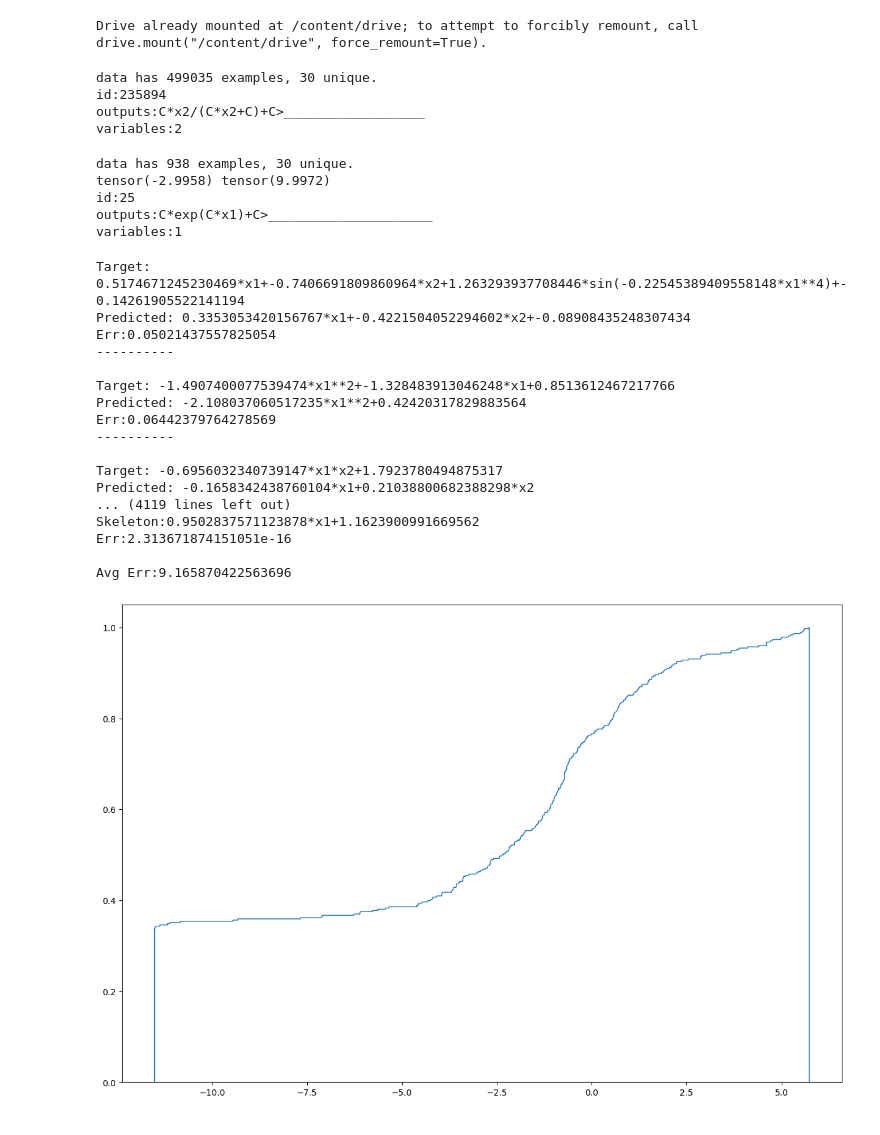
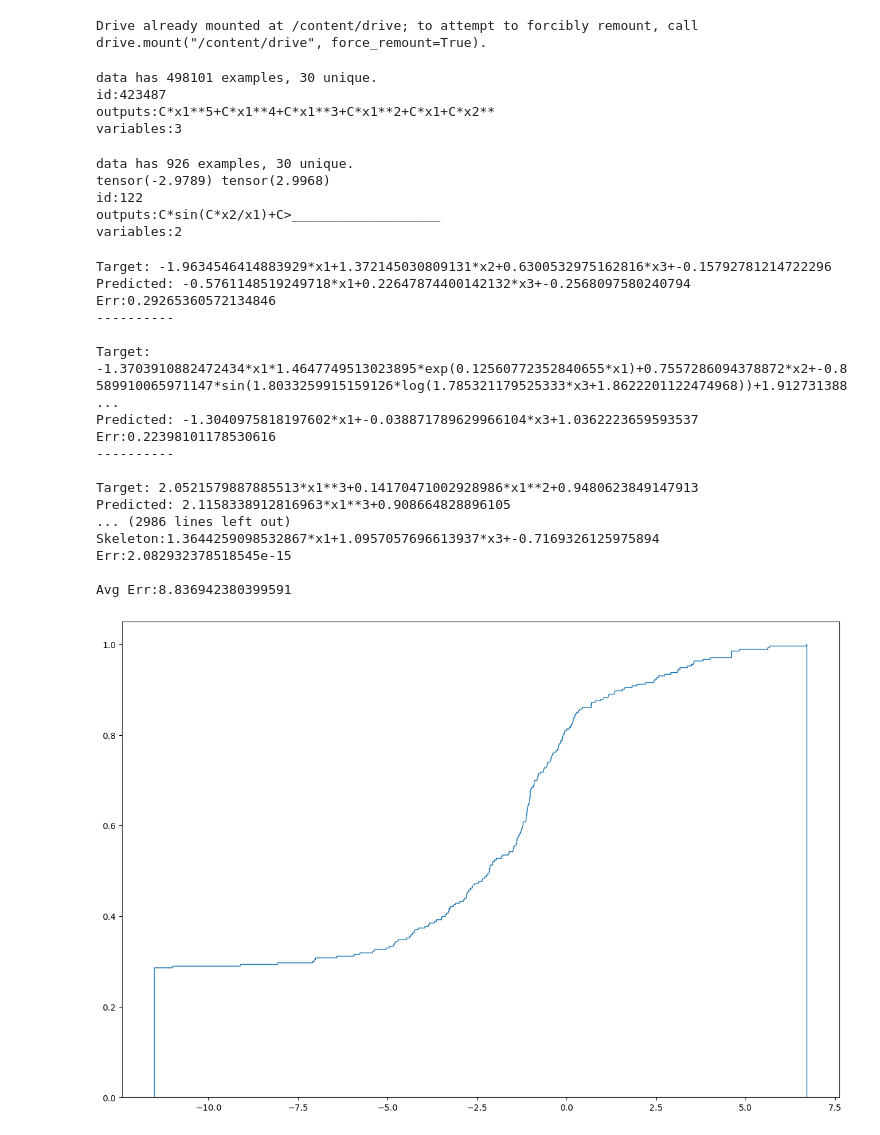
Before and after one commit to carolynw898/STAT946Proj, a Jupyter notebook: test.ipynb, the cells around one changed output. Saved outputs shown, nothing was run; the diff lists cells and outputs as text; code cells hidden in the pictures.

Commit message:
3_var_set_transformer skip invalid

```diff
--- a/test.ipynb
+++ b/test.ipynb
@@ -15,7 +15,7 @@ learning_rate = 1e-4
 num_epochs = 5
 blockSize = 32
 testBlockSize = 400
-numVars = 2
+numVars = 3
 numYs = 1
 numPoints = 250
 target = 'Skeleton'
@@ -27,7 +27,7 @@ maxNumFiles = 100
 device = torch.device("cuda" if torch.cuda.is_available() else "cpu")
 # %%
 dataDir = "/content/drive/MyDrive/Colab/STAT946_proj/data"
-dataFolder = "2_var_dataset"
+dataFolder = "3_var_dataset"
 # %%
 from torch.utils.data import DataLoader
 import numpy as np
@@ -61,10 +61,10 @@ inputs = ''.join([train_dataset.itos[int(i)] for i in inputs])
 outputs = ''.join([train_dataset.itos[int(i)] for i in outputs])
 print('id:{}\noutputs:{}\nvariables:{}'.format(idx,outputs,variables))
 # %% [output]
-data has 499035 examples, 30 unique.
-id:235894
-outputs:C*x2/(C*x2+C)+C>__________________
-variables:2
+data has 498101 examples, 30 unique.
+id:423487
+outputs:C*x1**5+C*x1**4+C*x1**3+C*x1**2+C*x1+C*x2**
+variables:3
 # %%
 path = '{}/{}/Test/*.json'.format(dataDir,dataFolder)
 files = glob.glob(path)
@@ -90,11 +90,11 @@ test_loader = DataLoader(
         num_workers=2
     )
 # %% [output]
-data has 938 examples, 30 unique.
-tensor(-2.9958) tensor(9.9972)
-id:25
-outputs:C*exp(C*x1)+C>_____________________
-variables:1
+data has 926 examples, 30 unique.
+tensor(-2.9789) tensor(2.9968)
+id:122
+outputs:C*sin(C*x2/x1)+C>___________________
+variables:2
 # %%
 import torch
 import json
@@ -342,45 +342,45 @@ from models import SymbolicGaussianDiffusion, PointNetConfig
 pconfig = PointNetConfig(
     embeddingSize=n_embd,
     numberofPoints=numPoints,
     numberofVars=numVars,
     numberofYs=numYs,
 )
 model = SymbolicGaussianDiffusion(
     tnet_config=pconfig,
     vocab_size=train_dataset.vocab_size,
     max_seq_len=32,
     padding_idx=test_dataset.paddingID,
     max_num_vars=9,
     n_layer=4,
     n_head=4,
     n_embd=n_embd,
     timesteps=timesteps,
     beta_start=0.0001,
     beta_end=0.02,
     set_transformer=True,
 ).to(device)
 
-model_path = "/content/drive/MyDrive/Colab/STAT946_proj/models/diffusym/2Var_set_transformer"
+model_path = "/content/drive/MyDrive/Colab/STAT946_proj/models/diffusym/3Var_set_transformer.pth"
 model.load_state_dict(torch.load(model_path, map_location=device, weights_only=True))
 model.eval()
-fName="/content/drive/MyDrive/Colab/STAT946_proj/results/diffusym/ddim_step_1/2_var_set_transformer_valid.txt"
+fName="/content/drive/MyDrive/Colab/STAT946_proj/results/diffusym/ddim_step_1/3_var_set_transformer_valid.txt"
 test_results = run_and_plot(model, fName, test_loader, textTest, train_dataset, device, pconfig)
 # %% [output]
-Target: 0.5174671245230469*x1+-0.7406691809860964*x2+1.263293937708446*sin(-0.22545389409558148*x1**4)+-0.14261905522141194
-Predicted: 0.3353053420156767*x1+-0.4221504052294602*x2+-0.08908435248307434
-Err:0.05021437557825054
+Target: -1.9634546414883929*x1+1.372145030809131*x2+0.6300532975162816*x3+-0.15792781214722296
+Predicted: -0.5761148519249718*x1+0.22647874400142132*x3+-0.2568097580240794
+Err:0.29265360572134846
 ----------
 
-Target: -1.4907400077539474*x1**2+-1.328483913046248*x1+0.8513612467217766
-Predicted: -2.108037060517235*x1**2+0.42420317829883564
-Err:0.06442379764278569
+Target: -1.3703910882472434*x1*1.4647749513023895*exp(0.12560772352840655*x1)+0.7557286094378872*x2+-0.8589910065971147*sin(1.8033259915159126*log(1.785321179525333*x3+1.8622201122474968))+1.912731388 ...
+Predicted: -1.3040975818197602*x1+-0.038871789629966104*x3+1.0362223659593537
+Err:0.22398101178530616
 ----------
 
-Target: -0.6956032340739147*x1*x2+1.7923780494875317
-Predicted: -0.1658342438760104*x1+0.21038800682388298*x2
-... (4119 lines left out)
-Skeleton:0.9502837571123878*x1+1.1623900991669562
-Err:2.313671874151051e-16
+Target: 2.0521579887885513*x1**3+0.14170471002928986*x1**2+0.9480623849147913
+Predicted: 2.1158338912816963*x1**3+0.908664828896105
+... (2986 lines left out)
+Skeleton:1.3644259098532867*x1+1.0957057696613937*x3+-0.7169326125975894
+Err:2.082932378518545e-15
 
-Avg Err:9.165870422563696
+Avg Err:8.836942380399591
-[figure, old version]
+[figure, new version]
```
